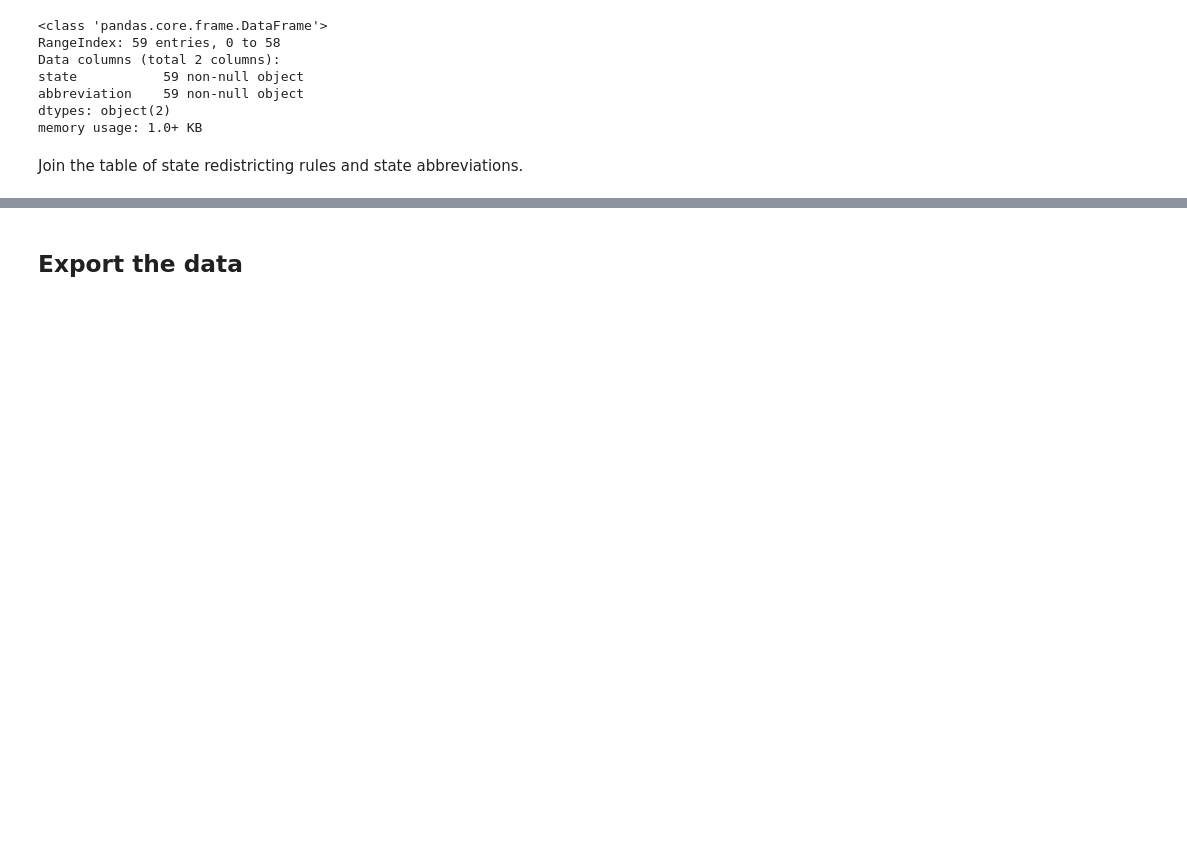
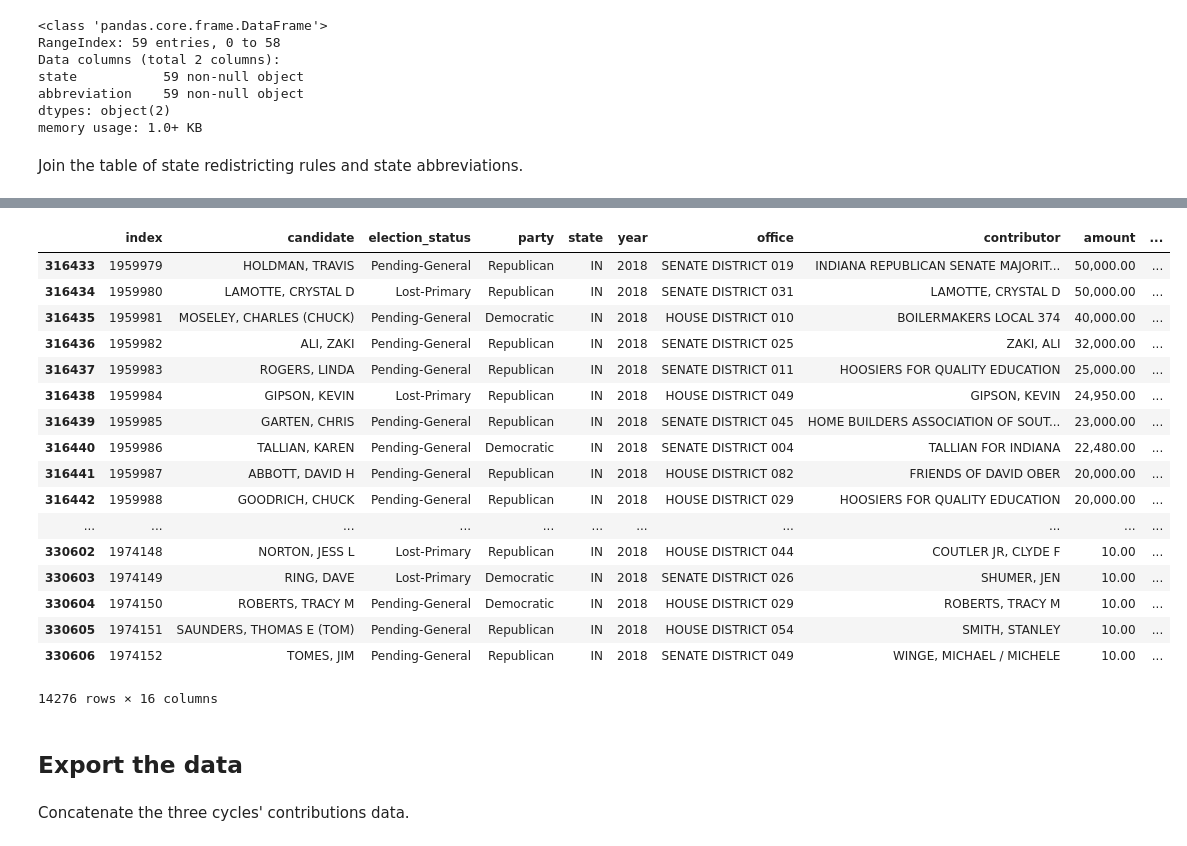
Before and after one commit to PublicI/out-of-state-contribs, a Jupyter notebook: data-prep.ipynb, the cells around one changed output, grey strips where cells are left out. Saved outputs shown, nothing was run; the diff lists cells and outputs as text; code cells hidden in the pictures; blank space fills up the shorter version.

```diff
--- a/data-prep.ipynb
+++ b/data-prep.ipynb
@@ -319,0 +368,20 @@ memory usage: 276.6+ MB
+# %%
+non_redistricting_contributions = contributions_18[
+    (
+        (contributions_18["standardized_office"] == "GOVERNOR/LIEUTENANT GOVERNOR") &
+        (contributions_18["single_house_district"].notnull()) |
+        (contributions_18["independent_commission"].notnull()) |
+        (contributions_18["no_veto"].notnull())
+    )
+    |
+    (
+        (
+            (contributions_18["standardized_office"] == "STATE HOUSE/ASSEMBLY") |
+            (contributions_18["standardized_office"] == "STATE SENATE")
+        ) &
+        ((contributions_18["single_house_district"].notnull()) |
+        (contributions_18["independent_commission"].notnull()) |
+        (contributions_18["two_year_term"].notnull()))
+    )
+].reset_index()
+non_redistricting_contributions.info()
@@ -320,2 +461,25 @@ memory usage: 276.6+ MB
+# %%
+non_redistricting_contributions[non_redistricting_contributions["state"] == "IN"]
+# %% [output]
+|  | index | candidate | election_status | party | state | year | office | contributor | amount | ... |
+| 316433 | 1959979 | HOLDMAN, TRAVIS | Pending-General | Republican | IN | 2018 | SENATE DISTRICT 019 | INDIANA REPUBLICAN SENATE MAJORIT... | 50,000.00 | ... |
+| 316434 | 1959980 | LAMOTTE, CRYSTAL D | Lost-Primary | Republican | IN | 2018 | SENATE DISTRICT 031 | LAMOTTE, CRYSTAL D | 50,000.00 | ... |
+| 316435 | 1959981 | MOSELEY, CHARLES (CHUCK) | Pending-General | Democratic | IN | 2018 | HOUSE DISTRICT 010 | BOILERMAKERS LOCAL 374 | 40,000.00 | ... |
+| 316436 | 1959982 | ALI, ZAKI | Pending-General | Republican | IN | 2018 | SENATE DISTRICT 025 | ZAKI, ALI | 32,000.00 | ... |
+| 316437 | 1959983 | ROGERS, LINDA | Pending-General | Republican | IN | 2018 | SENATE DISTRICT 011 | HOOSIERS FOR QUALITY EDUCATION | 25,000.00 | ... |
+| 316438 | 1959984 | GIPSON, KEVIN | Lost-Primary | Republican | IN | 2018 | HOUSE DISTRICT 049 | GIPSON, KEVIN | 24,950.00 | ... |
+| 316439 | 1959985 | GARTEN, CHRIS | Pending-General | Republican | IN | 2018 | SENATE DISTRICT 045 | HOME BUILDERS ASSOCIATION OF SOUT... | 23,000.00 | ... |
+| 316440 | 1959986 | TALLIAN, KAREN | Pending-General | Democratic | IN | 2018 | SENATE DISTRICT 004 | TALLIAN FOR INDIANA | 22,480.00 | ... |
+| 316441 | 1959987 | ABBOTT, DAVID H | Pending-General | Republican | IN | 2018 | HOUSE DISTRICT 082 | FRIENDS OF DAVID OBER | 20,000.00 | ... |
+| 316442 | 1959988 | GOODRICH, CHUCK | Pending-General | Republican | IN | 2018 | HOUSE DISTRICT 029 | HOOSIERS FOR QUALITY EDUCATION | 20,000.00 | ... |
+| ... | ... | ... | ... | ... | ... | ... | ... | ... | ... | ... |
+| 330602 | 1974148 | NORTON, JESS L | Lost-Primary | Republican | IN | 2018 | HOUSE DISTRICT 044 | COUTLER JR, CLYDE F | 10.00 | ... |
+| 330603 | 1974149 | RING, DAVE | Lost-Primary | Democratic | IN | 2018 | SENATE DISTRICT 026 | SHUMER, JEN | 10.00 | ... |
+| 330604 | 1974150 | ROBERTS, TRACY M | Pending-General | Democratic | IN | 2018 | HOUSE DISTRICT 029 | ROBERTS, TRACY M | 10.00 | ... |
+| 330605 | 1974151 | SAUNDERS, THOMAS E (TOM) | Pending-General | Republican | IN | 2018 | HOUSE DISTRICT 054 | SMITH, STANLEY | 10.00 | ... |
+| 330606 | 1974152 | TOMES, JIM | Pending-General | Republican | IN | 2018 | SENATE DISTRICT 049 | WINGE, MICHAEL / MICHELE | 10.00 | ... |
+14276 rows × 16 columns
 # %% [markdown]
 ## Export the data
+# %% [markdown]
+Concatenate the three cycles' contributions data.
```
Also changed, not shown: parts of 33 cells of this notebook.
